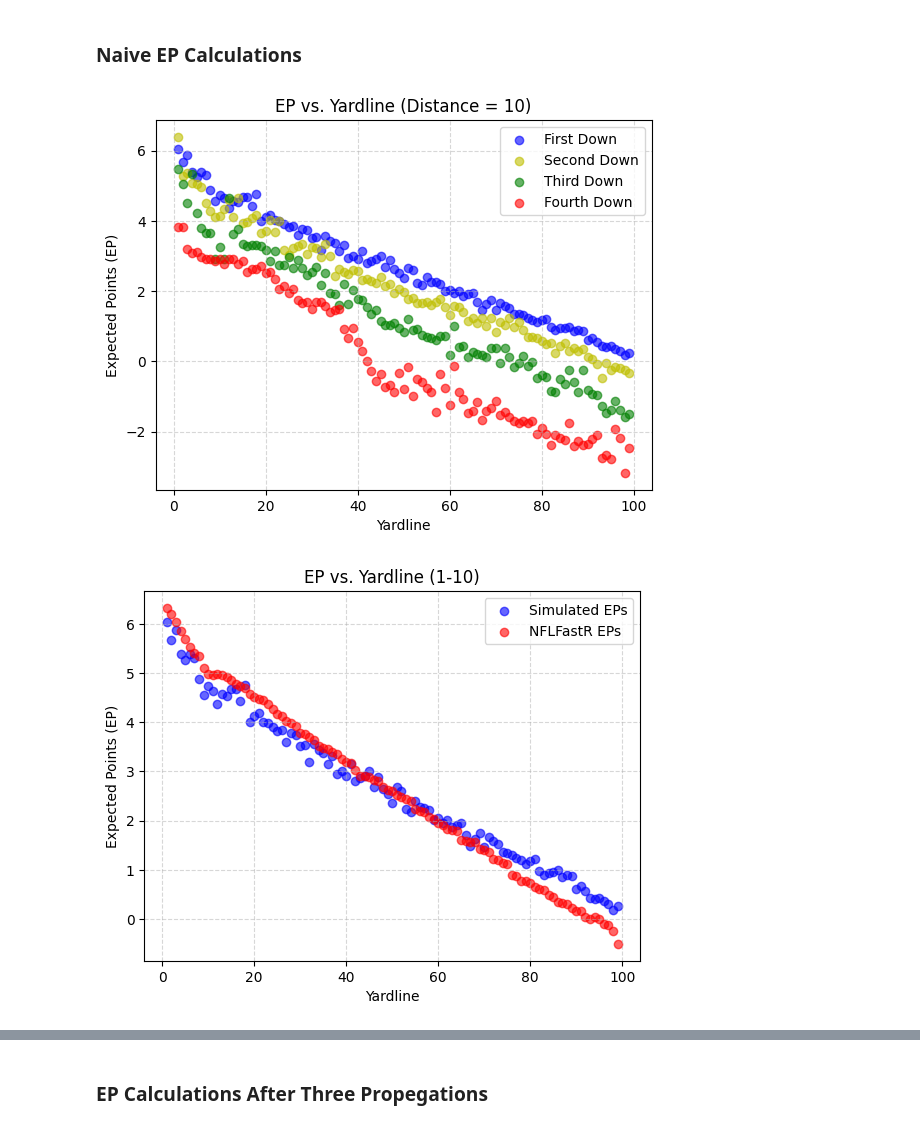
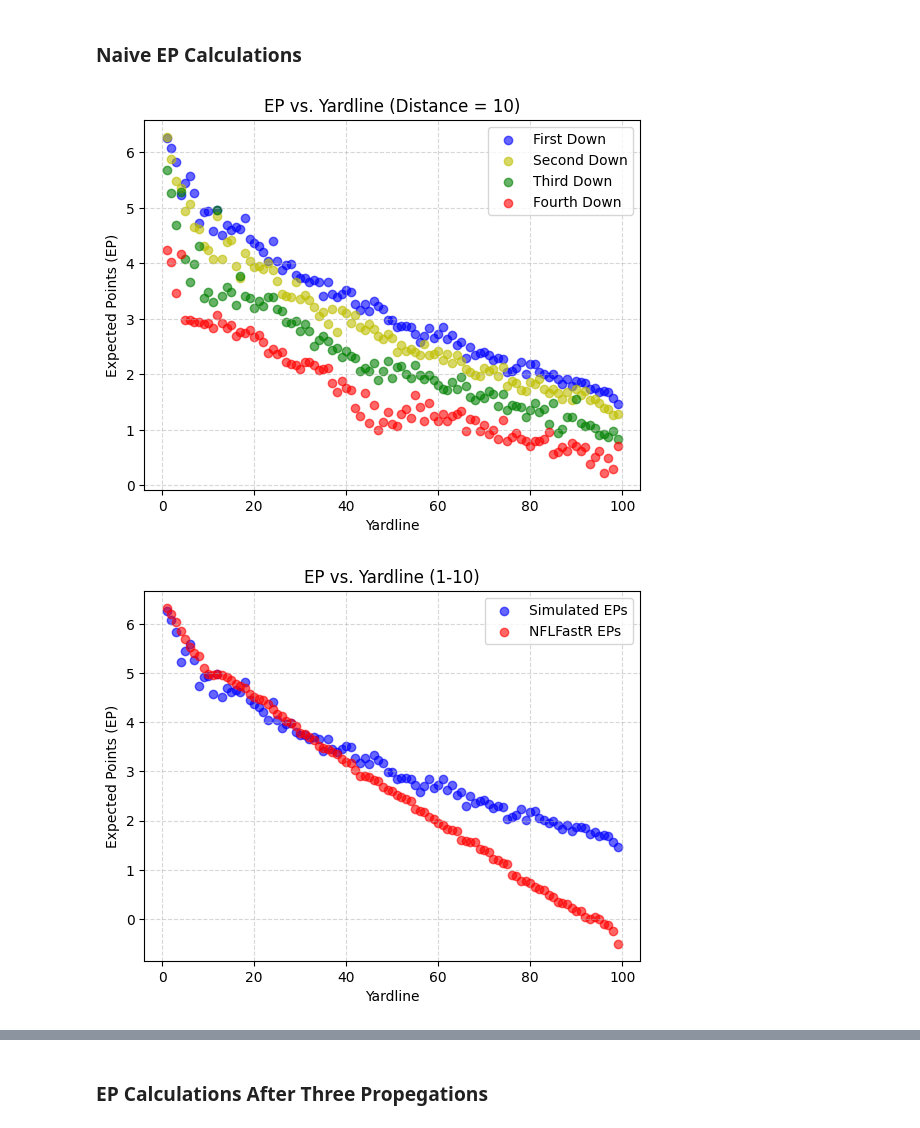
Before and after one commit to mihir-r-kondapalli/nfl_epa_simulation, a Jupyter notebook: data_vis.ipynb, the cells around one changed output, grey strips where cells are left out. Saved outputs shown, nothing was run; the diff lists cells and outputs as text; code cells hidden in the pictures.

```diff
--- a/data_vis.ipynb
+++ b/data_vis.ipynb
@@ -90,14 +96,14 @@ def ep_visualizer(filename, down=1):
 # %% [markdown]
 ### Naive EP Calculations
 # %%
-analyze_data('naive_eps/max_eps.csv')
+analyze_data('biased_eps/naive_eps/max_eps.csv')
 plt.show()
-compare_eps('naive_eps/max_eps.csv', 'nfl_pbp_data.csv')
+compare_eps('biased_eps/naive_eps/max_eps.csv', 'nfl_pbp_data.csv')
 plt.show()
-predicted_decisions('naive_eps/opt_choices.csv')
+predicted_decisions('biased_eps/naive_eps/opt_choices.csv')
 plt.show()
-ep_visualizer('naive_eps/max_eps.csv')
+ep_visualizer('biased_eps/naive_eps/max_eps.csv')
 plt.show()
 # %% [output]
-[figure, old version]
+[figure, new version]
-[figure, old version]
+[figure, new version]
```
Also changed, not shown: parts of 3 cells of this notebook, 58 other files.
